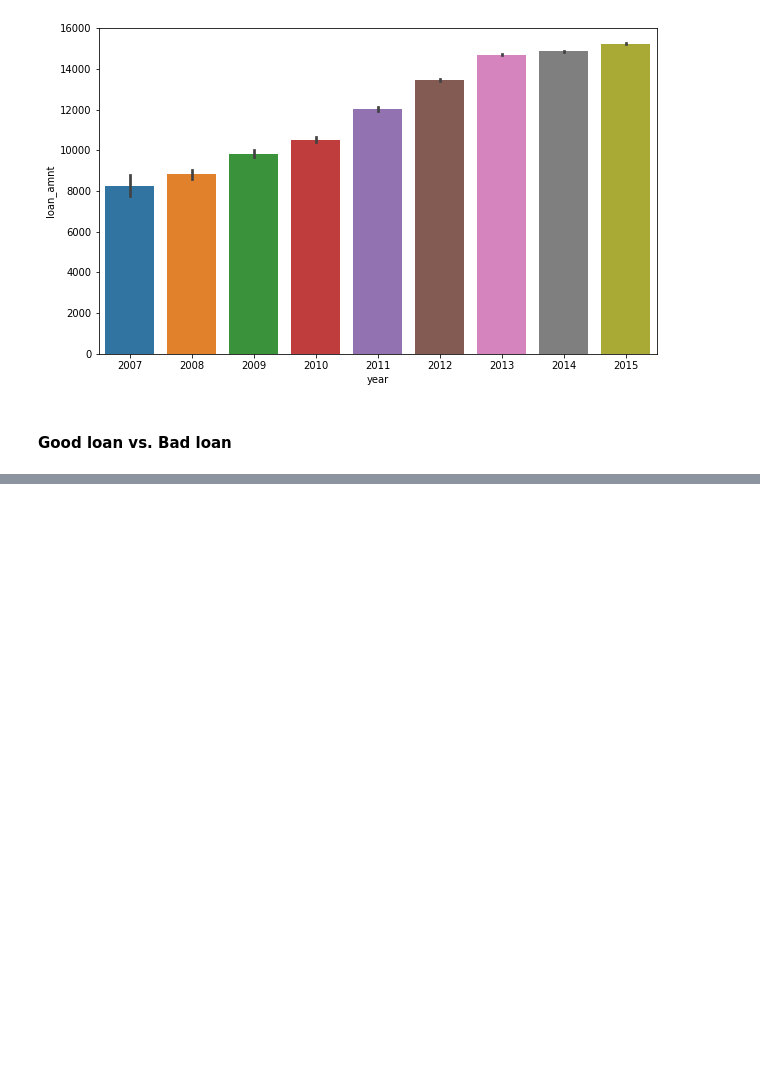
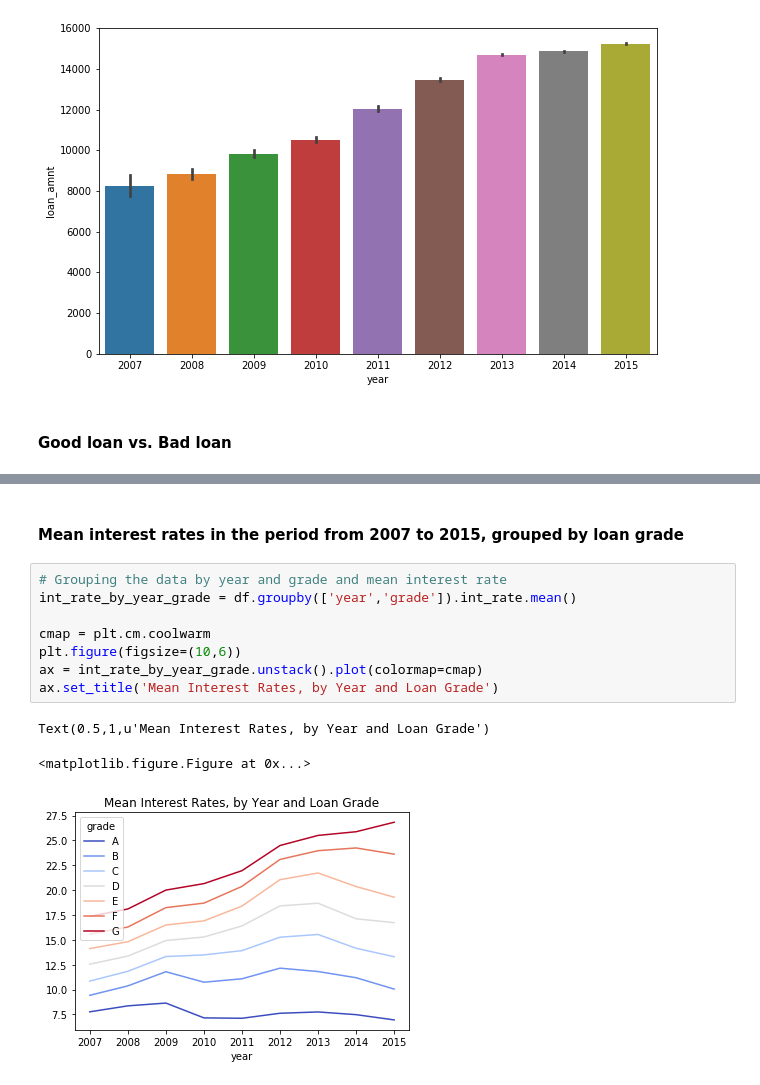
Before and after one commit to akshitvjain/LoanExtensionAnalysis, a Jupyter notebook: data_exploration.ipynb, the cells around one changed output, grey strips where cells are left out. Drawn from its saved outputs; the diff is of its cells as text; blank space fills up the shorter version.

```diff
--- a/data_exploration.ipynb
+++ b/data_exploration.ipynb
@@ -111,0 +134,14 @@ pd.value_counts(temp_df.rating).plot.pie(explode = [0, 0.2], autopct='%1.2f%%',
+# %% [markdown]
+<h4> Mean interest rates in the period from 2007 to 2015, grouped by loan grade </h4>
+# %%
+# Grouping the data by year and grade and mean interest rate
+int_rate_by_year_grade = df.groupby(['year','grade']).int_rate.mean()
+
+cmap = plt.cm.coolwarm
+plt.figure(figsize=(10,6))
+ax = int_rate_by_year_grade.unstack().plot(colormap=cmap)
+ax.set_title('Mean Interest Rates, by Year and Loan Grade')
+# %% [output]
+Text(0.5,1,u'Mean Interest Rates, by Year and Loan Grade')
+<matplotlib.figure.Figure at 0x...>
+[figure, added]
```
Also changed, not shown: parts of 8 cells of this notebook.
